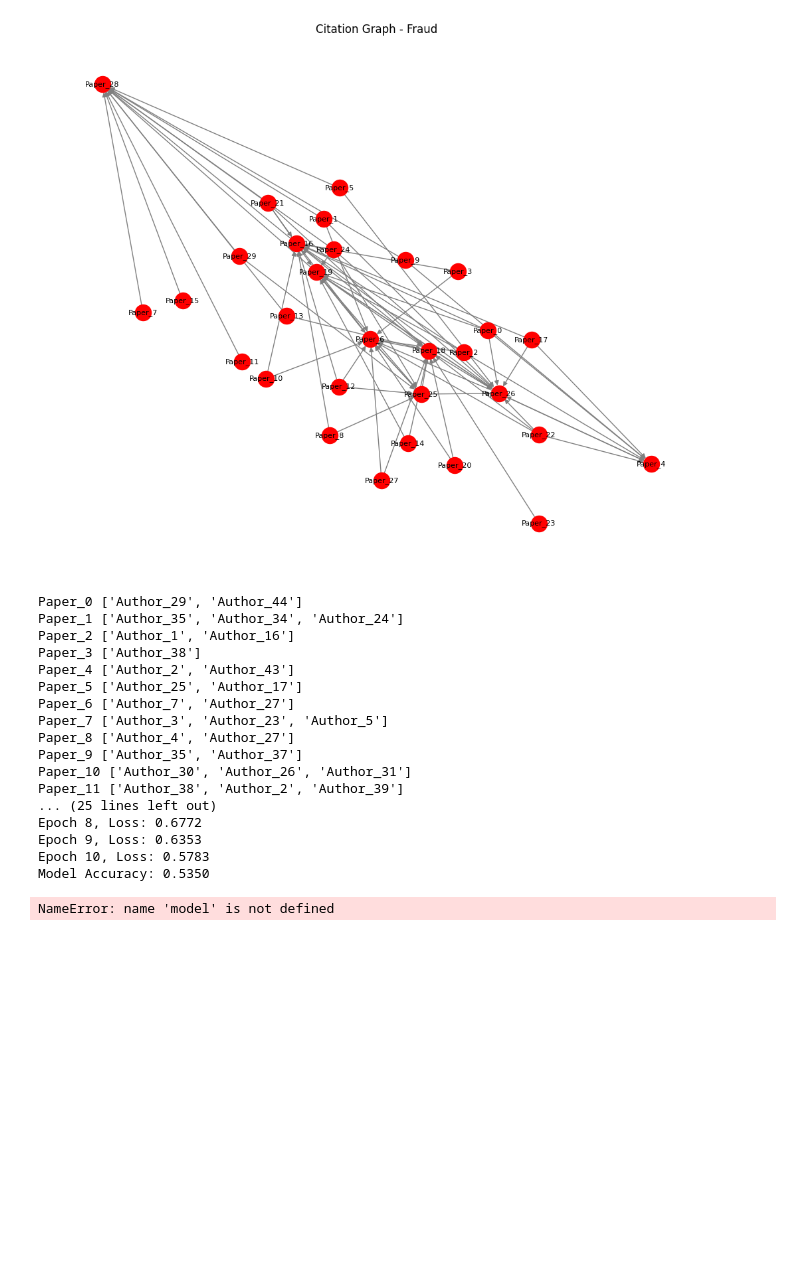
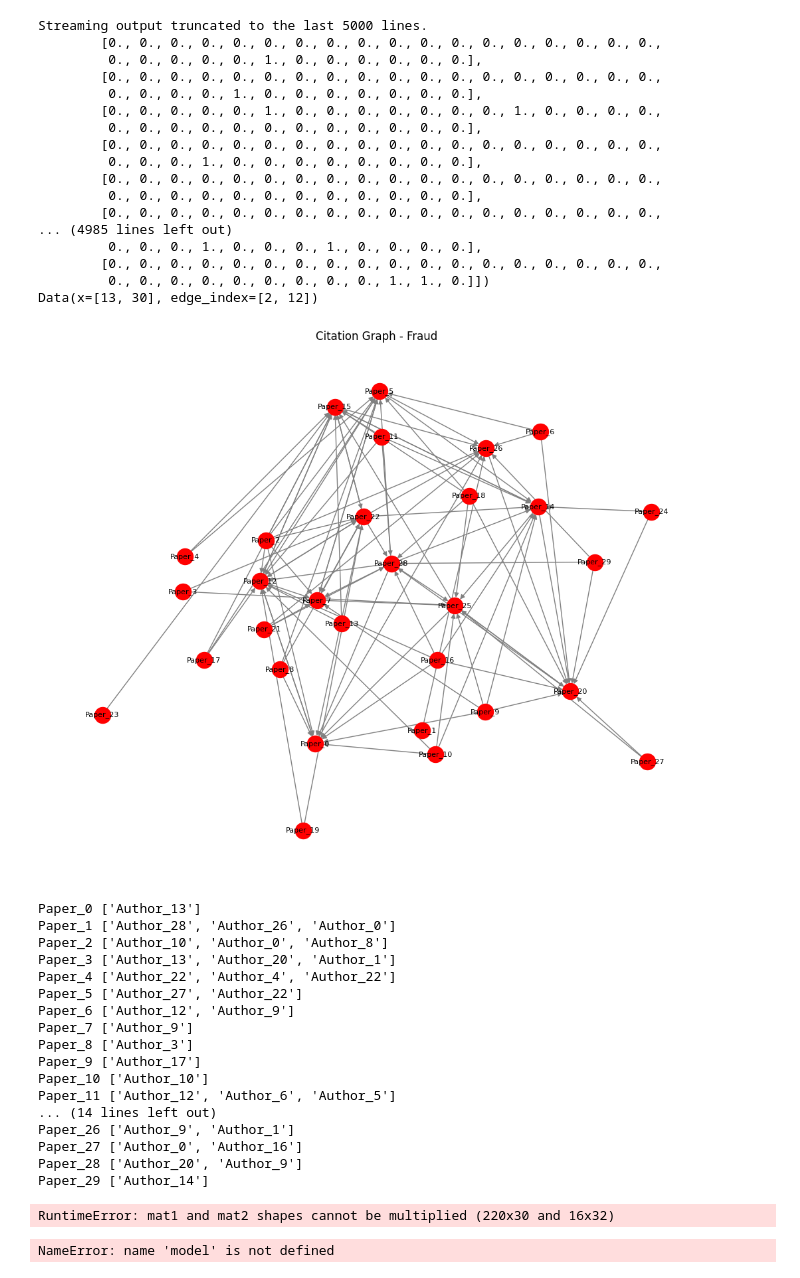
Before and after one commit to AI-and-Blockchain/S25_TrustResearch, a Jupyter notebook: Codes/citation_graph/CitationAnalysis.ipynb, the cells around one changed output. Drawn from its saved outputs; the diff is of its cells as text; code cells hidden in the pictures; blank space fills up the shorter version.

```diff
--- a/Codes/citation_graph/CitationAnalysis.ipynb
+++ b/Codes/citation_graph/CitationAnalysis.ipynb
@@ -89,12 +89,28 @@ def generate_synthetic_data(num_nodes=30, num_edges=90, fraud_probability=0.5, n
     edge_index = []
     is_fraud = random.random() < fraud_probability
 
-    # Generate metadata for each node
+    # Author vocabulary for feature encoding
+    author_vocab = {f"Author_{i}": i for i in range(0, num_nodes)}
+
+    # # Generate metadata for each node
+    # papers = []
+    # for i in range(num_nodes):
+    #     authors = [f"Author_{random.randint(1, 50)}" for _ in range(random.randint(1, 3))]
+    #     title = f"Paper_{i}"
+    #     papers.append({"authors": authors, "title": title})
+
+    # Generate metadata and encode authors as node features
     papers = []
+    x = torch.zeros((num_nodes, len(author_vocab)))
     for i in range(num_nodes):
-        authors = [f"Author_{random.randint(1, 50)}" for _ in range(random.randint(1, 3))]
+        authors = [f"Author_{random.randint(0, num_nodes)}" for _ in range(random.randint(1, 3))]
         title = f"Paper_{i}"
         papers.append({"authors": authors, "title": title})
+        for author in authors:
+            if author in author_vocab:
+                x[i, author_vocab[author]] = 1.0
+
+    print(x)
 
     if is_fraud:
         # Create moderately clustered citation patterns (mildly suspicious behavior)
@@ -116,7 +132,7 @@ def generate_synthetic_data(num_nodes=30, num_edges=90, fraud_probability=0.5, n
             edge_index.append([src, dst])
 
     edge_index = torch.tensor(edge_index, dtype=torch.long).t().contiguous()
-    x = torch.rand((num_nodes, 16))  # Feature vector per node
+    # x = torch.rand((num_nodes, 16))  # Feature vector per node
     y = torch.tensor([1 if is_fraud else 0], dtype=torch.long)  # Label: 1 for fraud, 0 for normal
 
     initial_data = Data(x=x, edge_index=edge_index, y=y)
@@ -125,6 +141,7 @@ def generate_synthetic_data(num_nodes=30, num_edges=90, fraud_probability=0.5, n
     #   visualize_graph(cycle_graph_data)
 
     sub_data = extract_subgraph(initial_data, round(random.random()*(num_nodes-1)))
+    print(sub_data)
     return Data(x=sub_data.x, edge_index=sub_data.edge_index, y=y, metadata=papers)
 
     # return Data(x=x, edge_index=edge_index, y=y, metadata=papers)
@@ -140,51 +157,69 @@ def visualize_graph(data):
     plt.figure(figsize=(10, 8))
     pos = nx.spring_layout(G)
     nx.draw(G, pos, node_size=300, node_color='red' if data.y.item() == 1 else 'blue', edge_color='gray', arrows=True, with_labels=True, labels=labels, font_size=8)
     plt.title("Citation Graph - Fraud" if data.y.item() == 1 else "Citation Graph - Normal")
     plt.show()
     for i in range(len(data.metadata)):
       print(data.metadata[i]['title'], data.metadata[i]['authors'])
 
 # Create dataset and DataLoader
 dataset = [generate_synthetic_data() for _ in range(200)]
 dataloader = DataLoader(dataset, batch_size=10, shuffle=True)
 
 # Visualize one example
 data_sample = dataset[0]
 visualize_graph(data_sample)
 
 # Model training loop
 model = CitationFraudDetector(in_channels=16, hidden_channels=32, out_channels=2)
 optimizer = torch.optim.Adam(model.parameters(), lr=0.01)
 
 for epoch in range(10):
     for batch in dataloader:
         optimizer.zero_grad()
         out = model(batch.x, batch.edge_index, batch.batch)
         loss = F.nll_loss(out, batch.y)
         loss.backward()
         optimizer.step()
 
     print(f"Epoch {epoch+1}, Loss: {loss.item():.4f}")
 # %% [output]
+Streaming output truncated to the last 5000 lines.
+        [0., 0., 0., 0., 0., 0., 0., 0., 0., 0., 0., 0., 0., 0., 0., 0., 0., 0.,
+         0., 0., 0., 0., 0., 1., 0., 0., 0., 0., 0., 0.],
+        [0., 0., 0., 0., 0., 0., 0., 0., 0., 0., 0., 0., 0., 0., 0., 0., 0., 0.,
+         0., 0., 0., 0., 1., 0., 0., 0., 0., 0., 0., 0.],
+        [0., 0., 0., 0., 0., 1., 0., 0., 0., 0., 0., 0., 0., 1., 0., 0., 0., 0.,
+         0., 0., 0., 0., 0., 0., 0., 0., 0., 0., 0., 0.],
+        [0., 0., 0., 0., 0., 0., 0., 0., 0., 0., 0., 0., 0., 0., 0., 0., 0., 0.,
+         0., 0., 0., 1., 0., 0., 0., 0., 0., 0., 0., 0.],
+        [0., 0., 0., 0., 0., 0., 0., 0., 0., 0., 0., 0., 0., 0., 0., 0., 0., 0.,
+         0., 0., 0., 0., 0., 0., 0., 0., 0., 0., 0., 0.],
+        [0., 0., 0., 0., 0., 0., 0., 0., 0., 0., 0., 0., 0., 0., 0., 0., 0., 0.,
+... (4985 lines left out)
+         0., 0., 0., 1., 0., 0., 0., 1., 0., 0., 0., 0.],
+        [0., 0., 0., 0., 0., 0., 0., 0., 0., 0., 0., 0., 0., 0., 0., 0., 0., 0.,
+         0., 0., 0., 0., 0., 0., 0., 0., 0., 1., 1., 0.]])
+Data(x=[13, 30], edge_index=[2, 12])
-[figure, old version]
+[figure, new version]
-Paper_0 ['Author_29', 'Author_44']
-Paper_1 ['Author_35', 'Author_34', 'Author_24']
-Paper_2 ['Author_1', 'Author_16']
-Paper_3 ['Author_38']
-Paper_4 ['Author_2', 'Author_43']
-Paper_5 ['Author_25', 'Author_17']
-Paper_6 ['Author_7', 'Author_27']
-Paper_7 ['Author_3', 'Author_23', 'Author_5']
-Paper_8 ['Author_4', 'Author_27']
-Paper_9 ['Author_35', 'Author_37']
-Paper_10 ['Author_30', 'Author_26', 'Author_31']
-Paper_11 ['Author_38', 'Author_2', 'Author_39']
-... (25 lines left out)
-Epoch 8, Loss: 0.6772
-Epoch 9, Loss: 0.6353
-Epoch 10, Loss: 0.5783
-Model Accuracy: 0.5350
+Paper_0 ['Author_13']
+Paper_1 ['Author_28', 'Author_26', 'Author_0']
+Paper_2 ['Author_10', 'Author_0', 'Author_8']
+Paper_3 ['Author_13', 'Author_20', 'Author_1']
+Paper_4 ['Author_22', 'Author_4', 'Author_22']
+Paper_5 ['Author_27', 'Author_22']
+Paper_6 ['Author_12', 'Author_9']
+Paper_7 ['Author_9']
+Paper_8 ['Author_3']
+Paper_9 ['Author_17']
+Paper_10 ['Author_10']
+Paper_11 ['Author_12', 'Author_6', 'Author_5']
+... (14 lines left out)
+Paper_26 ['Author_9', 'Author_1']
+Paper_27 ['Author_0', 'Author_16']
+Paper_28 ['Author_20', 'Author_9']
+Paper_29 ['Author_14']
+RuntimeError: mat1 and mat2 shapes cannot be multiplied (220x30 and 16x32)
 # %%
 # Evaluate model accuracy
 def evaluate_model(model, dataset):
```
Also changed, not shown: parts of 6 cells of this notebook.
